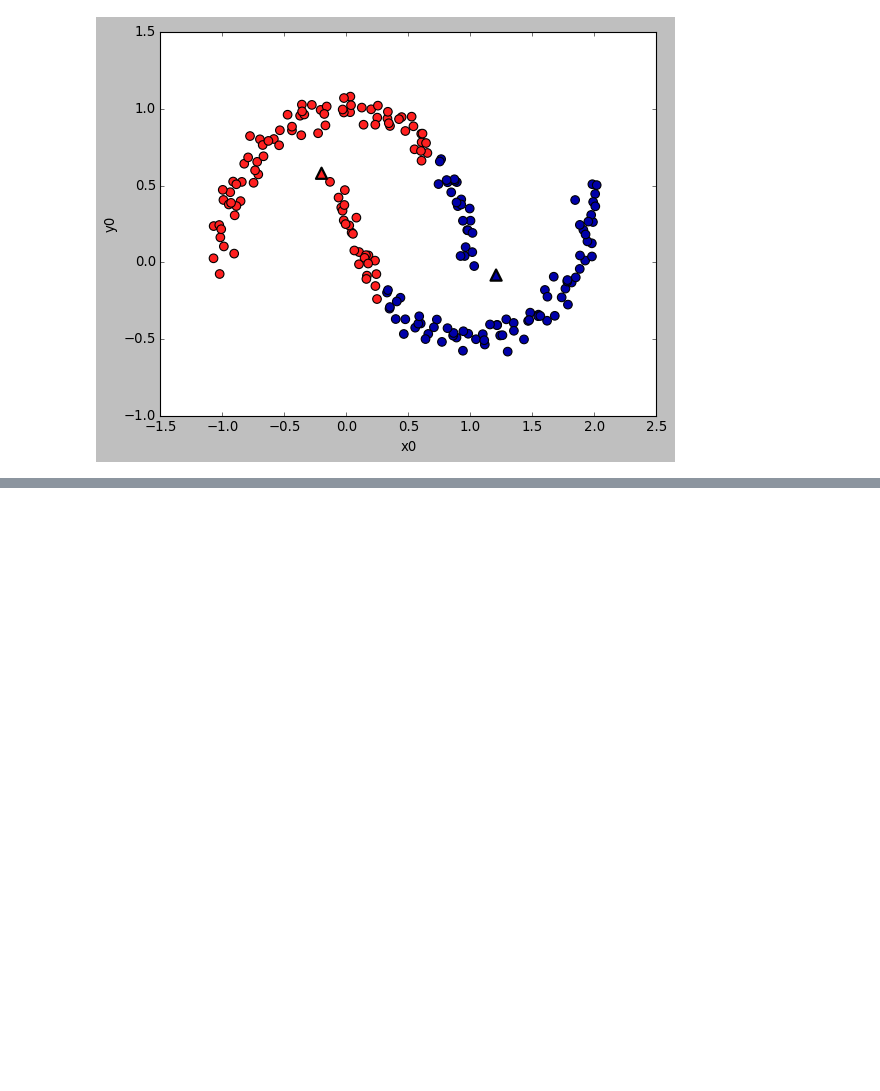
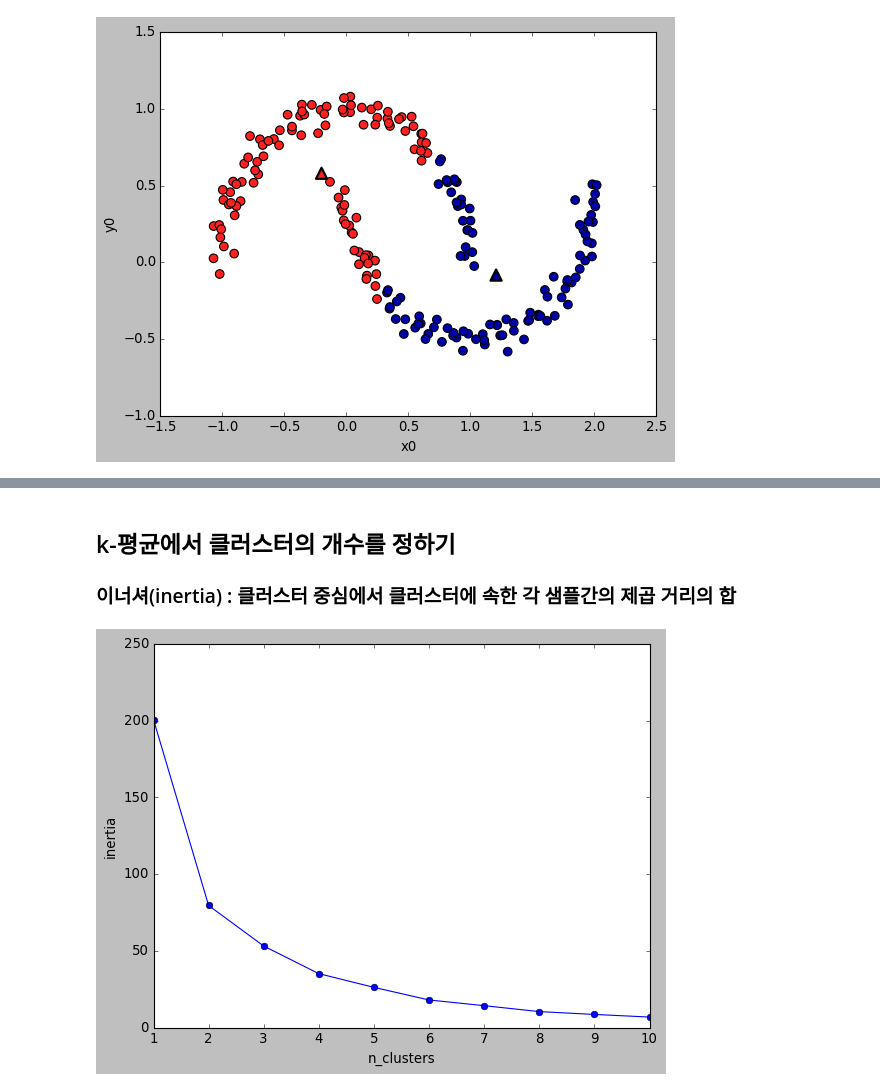
Before and after one commit to Hosung-Ahn/IntroducingML, a Jupyter notebook: Chapter3-Unsupervised_Learning/군집.ipynb, the cells around one changed output, grey strips where cells are left out. Cells and saved outputs as stored; diff of their text form; code cells hidden in the pictures; blank space fills up the shorter version.

```diff
--- a/Chapter3-Unsupervised_Learning/군집.ipynb
+++ b/Chapter3-Unsupervised_Learning/군집.ipynb
@@ -112,0 +212,19 @@ plt.show()
+# %% [markdown]
+## k-평균에서 클러스터의 개수를 정하기
+### 이너셔(inertia) : 클러스터 중심에서 클러스터에 속한 각 샘플간의 제곱 거리의 합
+# %%
+from random import random
+
+
+inertia = []
+for i in range(1,11) :
+    kmeans = KMeans(n_clusters=i, random_state=0)
+    kmeans.fit(X)
+    inertia.append(kmeans.inertia_)
+
+plt.plot(range(1,11), inertia, marker='o')
+plt.xlabel("n_clusters")
+plt.ylabel('inertia')
+plt.show()
+# %% [output]
+[figure, added]
```
Also changed, not shown: parts of 12 cells of this notebook, 1 other file.
